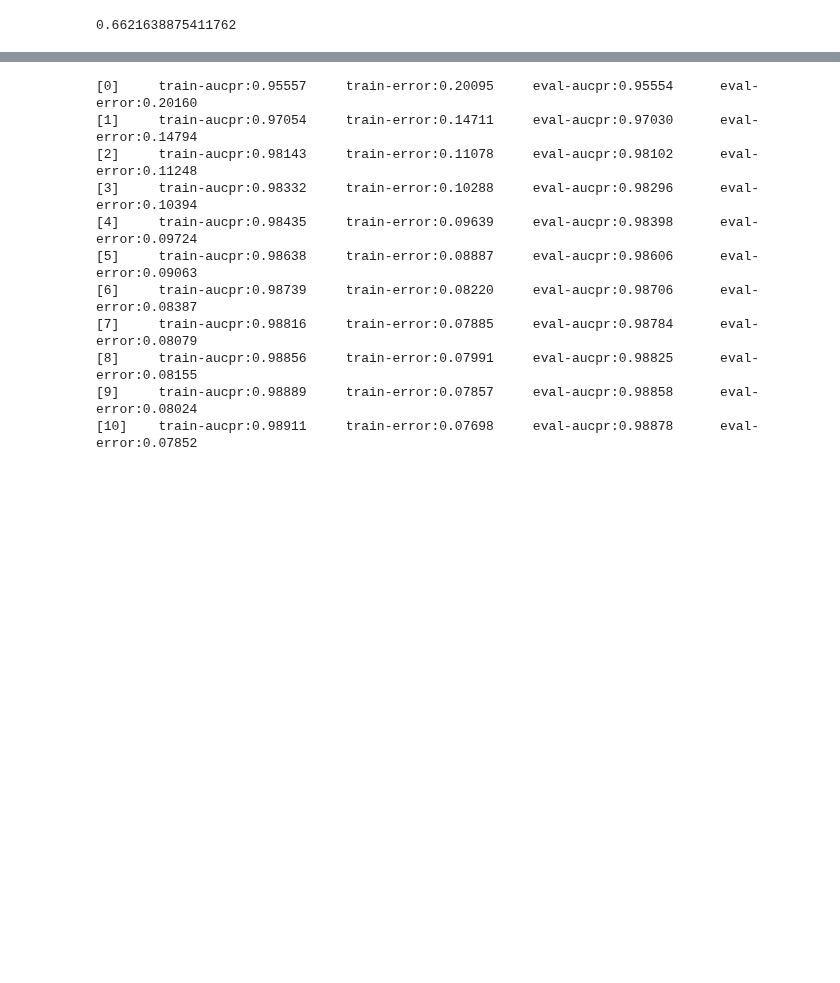
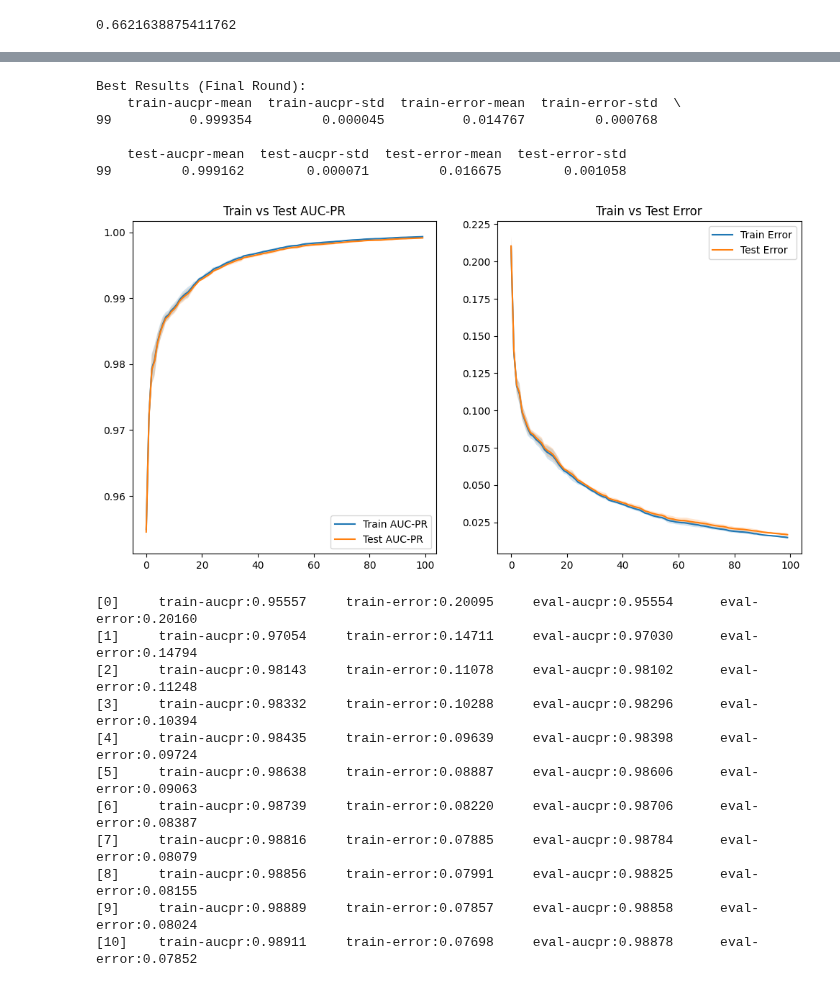
Before and after one commit to rspseshasai/vandalism_detection_osm, a Jupyter notebook: xgboost_model.ipynb, the cells around one changed output, grey strips where cells are left out. Cells and saved outputs as stored; diff of their text form; code cells hidden in the pictures; blank space fills up the shorter version.

```diff
--- a/xgboost_model.ipynb
+++ b/xgboost_model.ipynb
@@ -158,3 +215,51 @@ sum(y_test)/len(y_test)
+# %%
+# Display the last row to show the best results
+print("\nBest Results (Final Round):")
+print(cv_results.tail(1))
+
+# Plot the learning curves for both AUC-PR and error
+import matplotlib.pyplot as plt
+
+# Plot AUC-PR
+plt.figure(figsize=(12, 6))
+plt.subplot(1, 2, 1)
+plt.plot(cv_results['train-aucpr-mean'], label='Train AUC-PR')
+plt.plot(cv_results['test-aucpr-mean'], label='Test AUC-PR')
+plt.fill_between(range(len(cv_results)),
+                 cv_results['train-aucpr-mean'] - cv_results['train-aucpr-std'],
+                 cv_results['train-aucpr-mean'] + cv_results['train-aucpr-std'],
+                 alpha=0.2)
+plt.fill_between(range(len(cv_results)),
+                 cv_results['test-aucpr-mean'] - cv_results['test-aucpr-std'],
+                 cv_results['test-aucpr-mean'] + cv_results['test-aucpr-std'],
+                 alpha=0.2)
+plt.title('Train vs Test AUC-PR')
+plt.legend()
+
+# Plot Error
+plt.subplot(1, 2, 2)
+plt.plot(cv_results['train-error-mean'], label='Train Error')
+plt.plot(cv_results['test-error-mean'], label='Test Error')
+plt.fill_between(range(len(cv_results)),
+                 cv_results['train-error-mean'] - cv_results['train-error-std'],
+                 cv_results['train-error-mean'] + cv_results['train-error-std'],
+                 alpha=0.2)
+plt.fill_between(range(len(cv_results)),
+                 cv_results['test-error-mean'] - cv_results['test-error-std'],
+                 cv_results['test-error-mean'] + cv_results['test-error-std'],
+                 alpha=0.2)
+plt.title('Train vs Test Error')
+plt.legend()
+
+plt.show()
+# %% [output]
+Best Results (Final Round):
+    train-aucpr-mean  train-aucpr-std  train-error-mean  train-error-std  \
+99          0.999354         0.000045          0.014767         0.000768
+
+    test-aucpr-mean  test-aucpr-std  test-error-mean  test-error-std
+99         0.999162        0.000071         0.016675        0.001058
+[figure, added]
 # %%
 import xgboost as xgb
 import matplotlib.pyplot as plt
```
Also changed, not shown: parts of 2 cells of this notebook.
